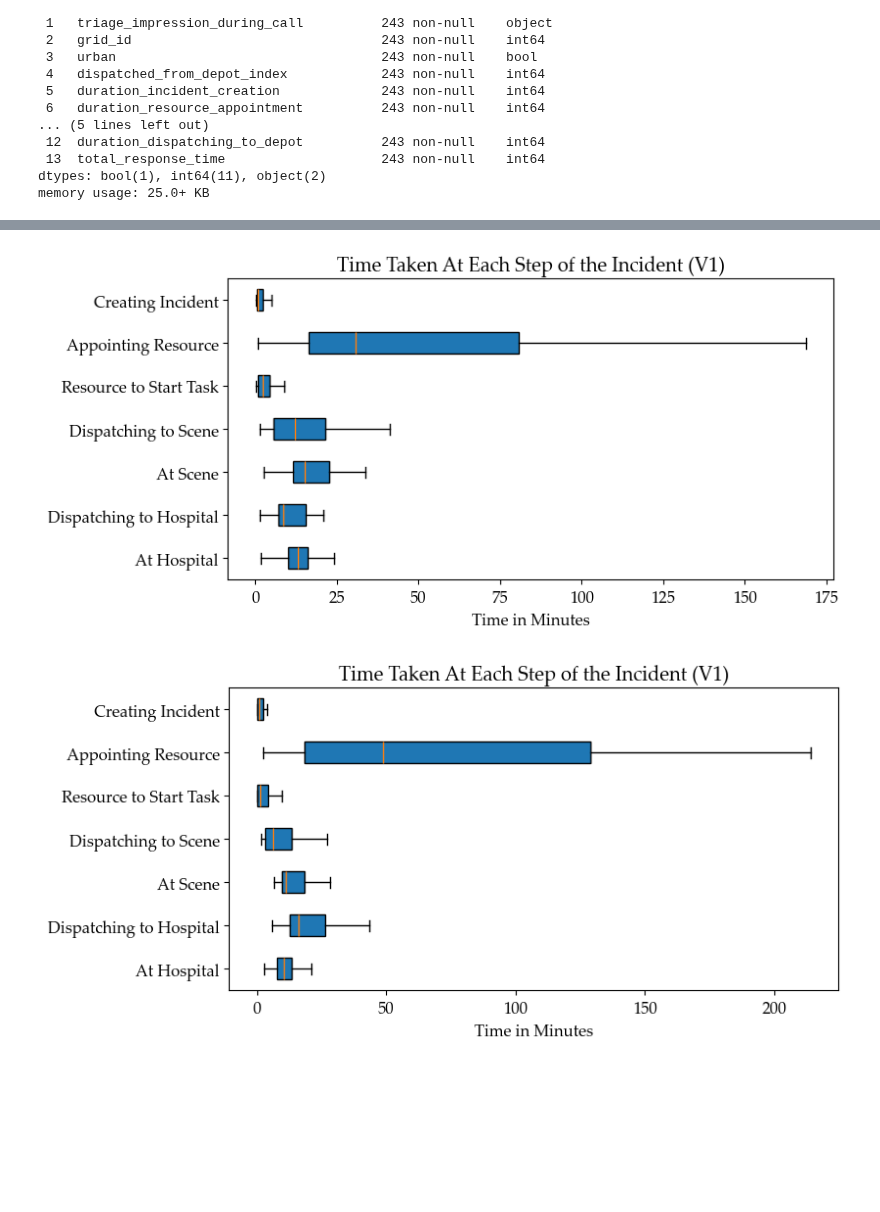
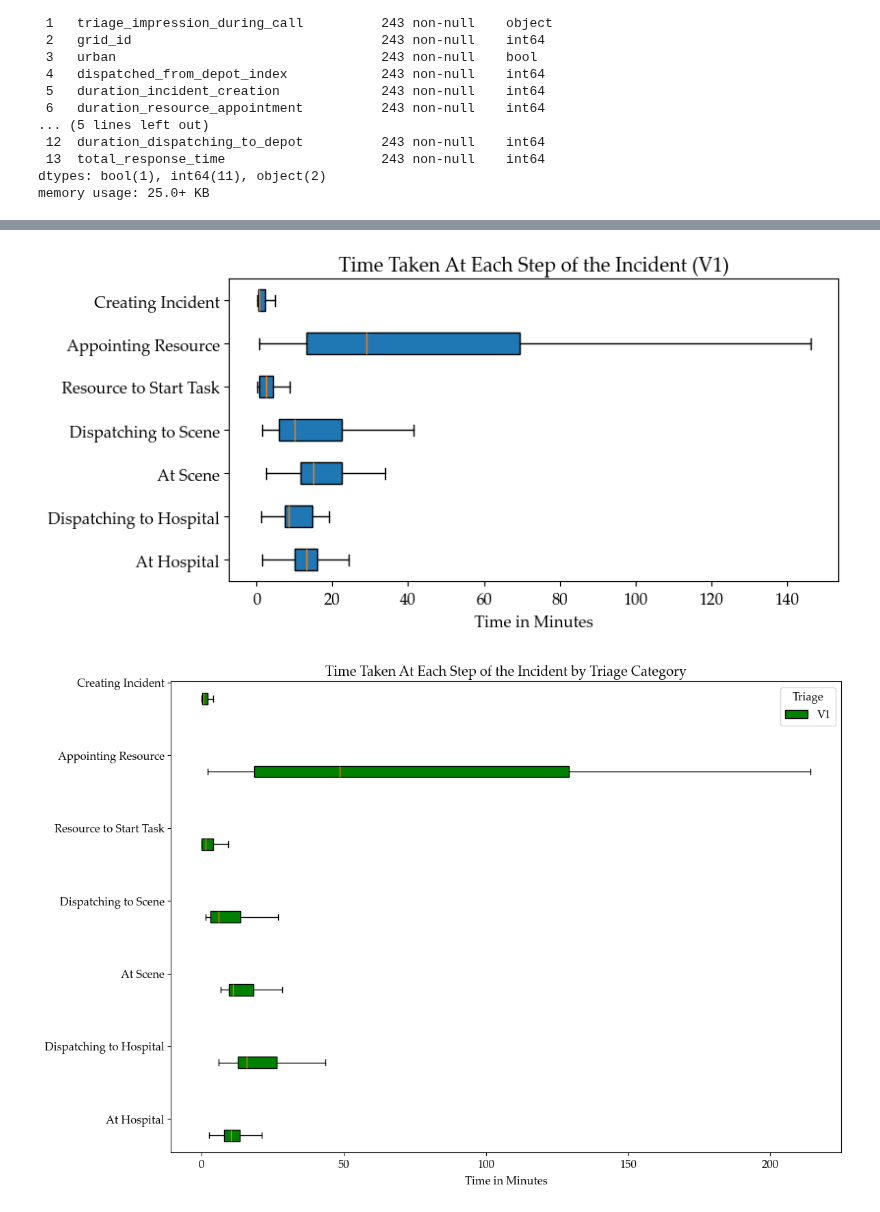
Before and after one commit to Emergency-Optimizers/Data-Processing, a Jupyter notebook: source/analysis/simulator/events.ipynb, the cells around one changed output, grey strips where cells are left out. Drawn from its saved outputs; the diff is of its cells as text; code cells hidden in the pictures; blank space fills up the shorter version.

```diff
--- a/source/analysis/simulator/events.ipynb
+++ b/source/analysis/simulator/events.ipynb
@@ -26,7 +26,7 @@ import IPython.display
 # %% [markdown]
 # Constants
 # %%
-FOLDER_NAME = "2024_04_15_00_50_07"
+FOLDER_NAME = "2024_04_16_23_06_25_NSGA2"
 
 FOLDER_PATH = os.path.join(os.path.dirname(constants.PROJECT_DIRECTORY_PATH), "Simulator", "data", FOLDER_NAME)
 # %%
@@ -151,9 +162,9 @@ plotter.boxplot_time_at_steps(data_loader.enhanced_incidents_df, "H", ("2018-03-
 # %%
 boxplot_time_at_steps_modified(df, "V1")
-plotter.boxplot_time_at_steps(data_loader.enhanced_incidents_df, "V1", ("2018-03-20 07:00:00", "2018-03-20 18:59:59"))
+plotter.boxplot_time_at_steps(data_loader.enhanced_incidents_df, ["V1"], ("2018-03-20 07:00:00", "2018-03-20 18:59:59"))
 # %% [output]
-[figure, old version]
+[figure, new version]
-[figure, old version]
+[figure, new version]
 # %%
 plot_response_time_density(df)
 # %% [output]
```
Also changed, not shown: parts of 5 cells of this notebook, 1 other file.
